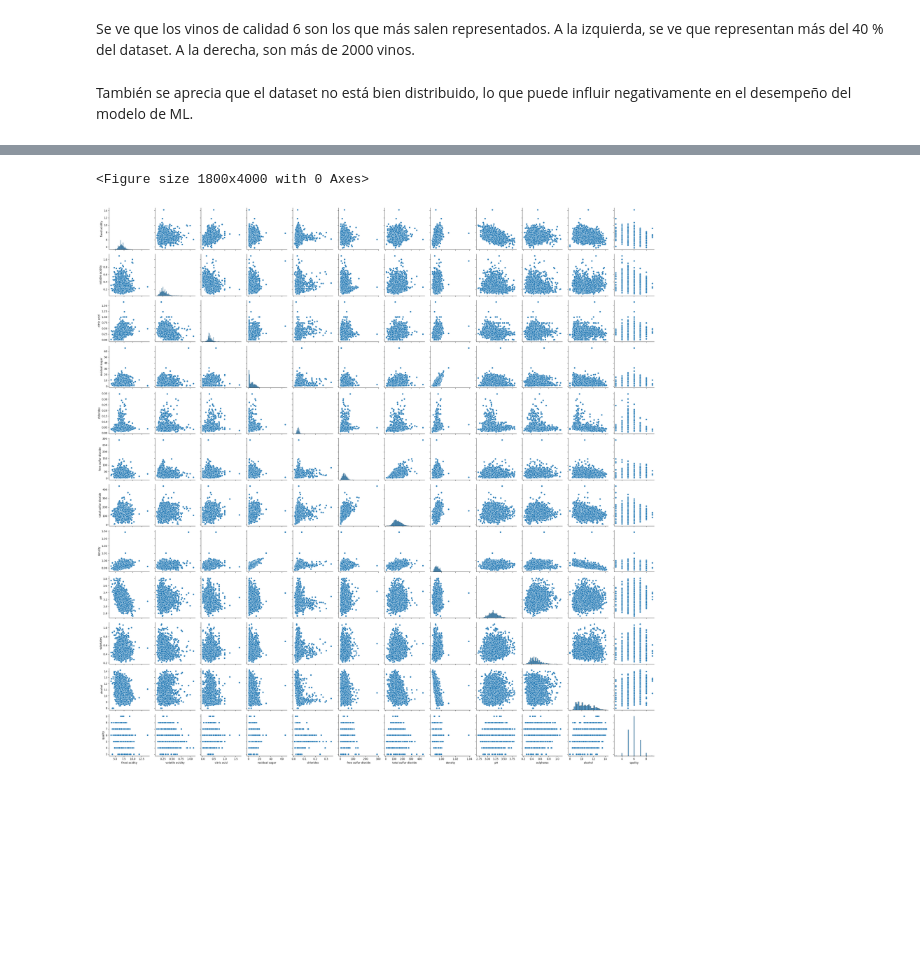
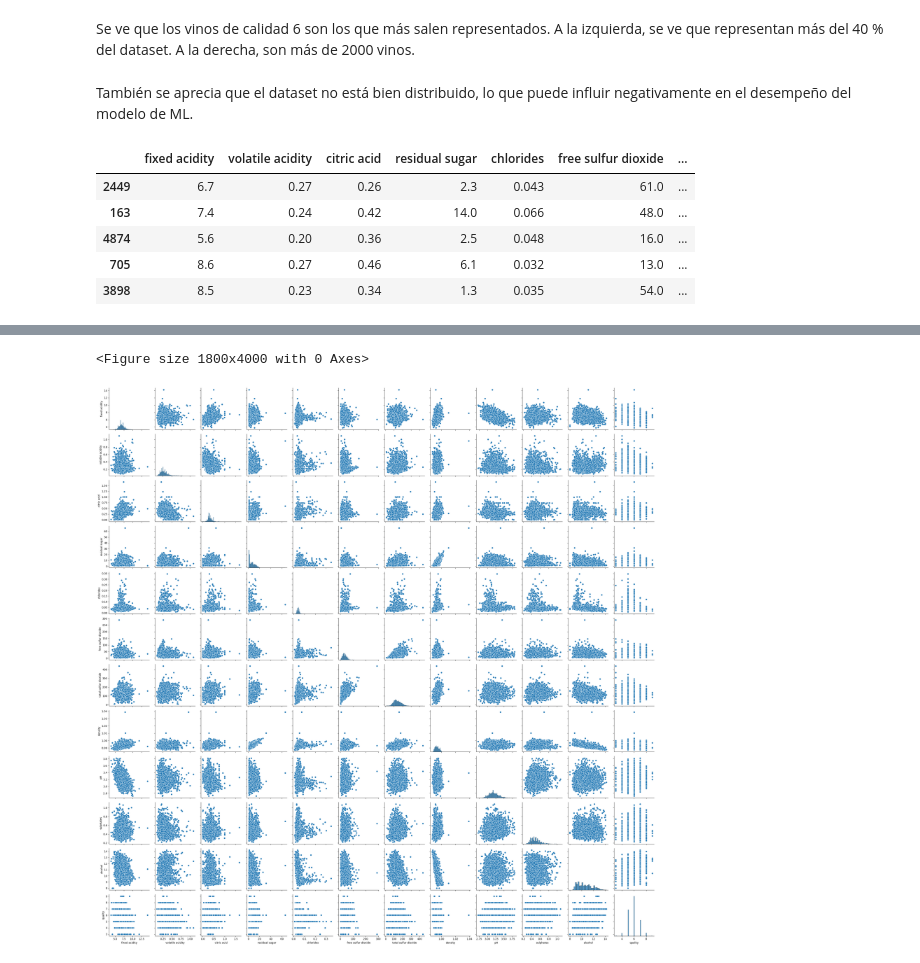
Before and after one commit to Vihelmet/Analisis_calidad_vino_blanco_ML, a Jupyter notebook: notebooks/01_EDA.ipynb, the cells around one changed output, grey strips where cells are left out. Drawn from its saved outputs; the diff is of its cells as text; code cells hidden in the pictures; blank space fills up the shorter version.

```diff
--- a/notebooks/01_EDA.ipynb
+++ b/notebooks/01_EDA.ipynb
@@ -91,3 +91,23 @@ plt.show()
 Se ve que los vinos de calidad 6 son los que más salen representados. A la izquierda, se ve que representan más del 40 % del dataset. A la derecha, son más de 2000 vinos.
 # %% [markdown]
 También se aprecia que el dataset no está bien distribuido, lo que puede influir negativamente en el desempeño del modelo de ML.
+# %%
+def alcohol_level(alcohol):
+    if alcohol <= 9.5:
+        return "Bajo"
+    elif alcohol <= 11:
+        return "Moderado"
+    elif alcohol <= 12.5:
+        return "Elevado"
+    else:
+        return "Muy elevado"
+
+vino['alcohol_category'] = vino['alcohol'].apply(alcohol_level)
+vino.sample(frac=1).head()
+# %% [output]
+|  | fixed acidity | volatile acidity | citric acid | residual sugar | chlorides | free sulfur dioxide | ... |
+| 2449 | 6.7 | 0.27 | 0.26 | 2.3 | 0.043 | 61.0 | ... |
+| 163 | 7.4 | 0.24 | 0.42 | 14.0 | 0.066 | 48.0 | ... |
+| 4874 | 5.6 | 0.20 | 0.36 | 2.5 | 0.048 | 16.0 | ... |
+| 705 | 8.6 | 0.27 | 0.46 | 6.1 | 0.032 | 13.0 | ... |
+| 3898 | 8.5 | 0.23 | 0.34 | 1.3 | 0.035 | 54.0 | ... |
```
Also changed, not shown: parts of 2 cells of this notebook, 1 other file.
